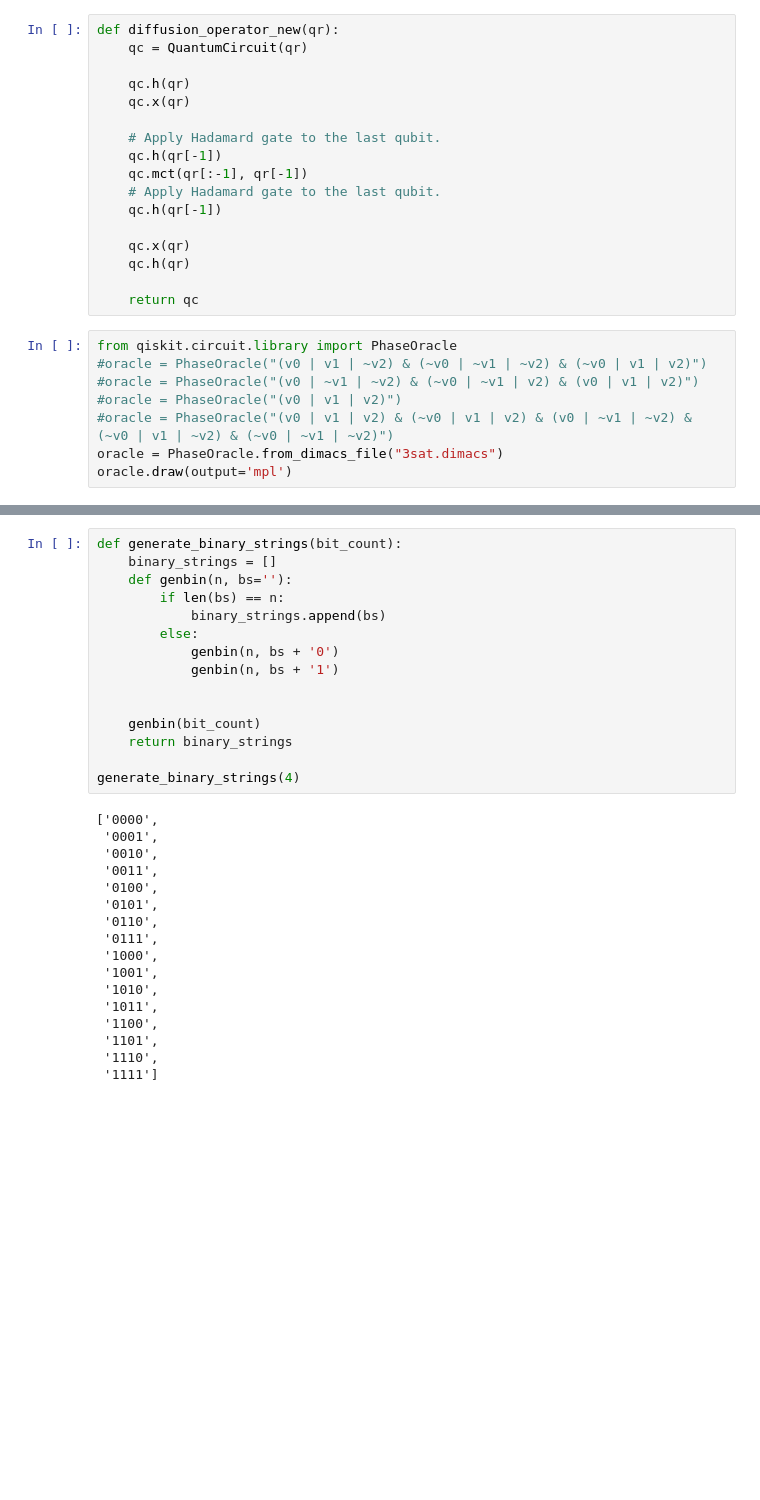
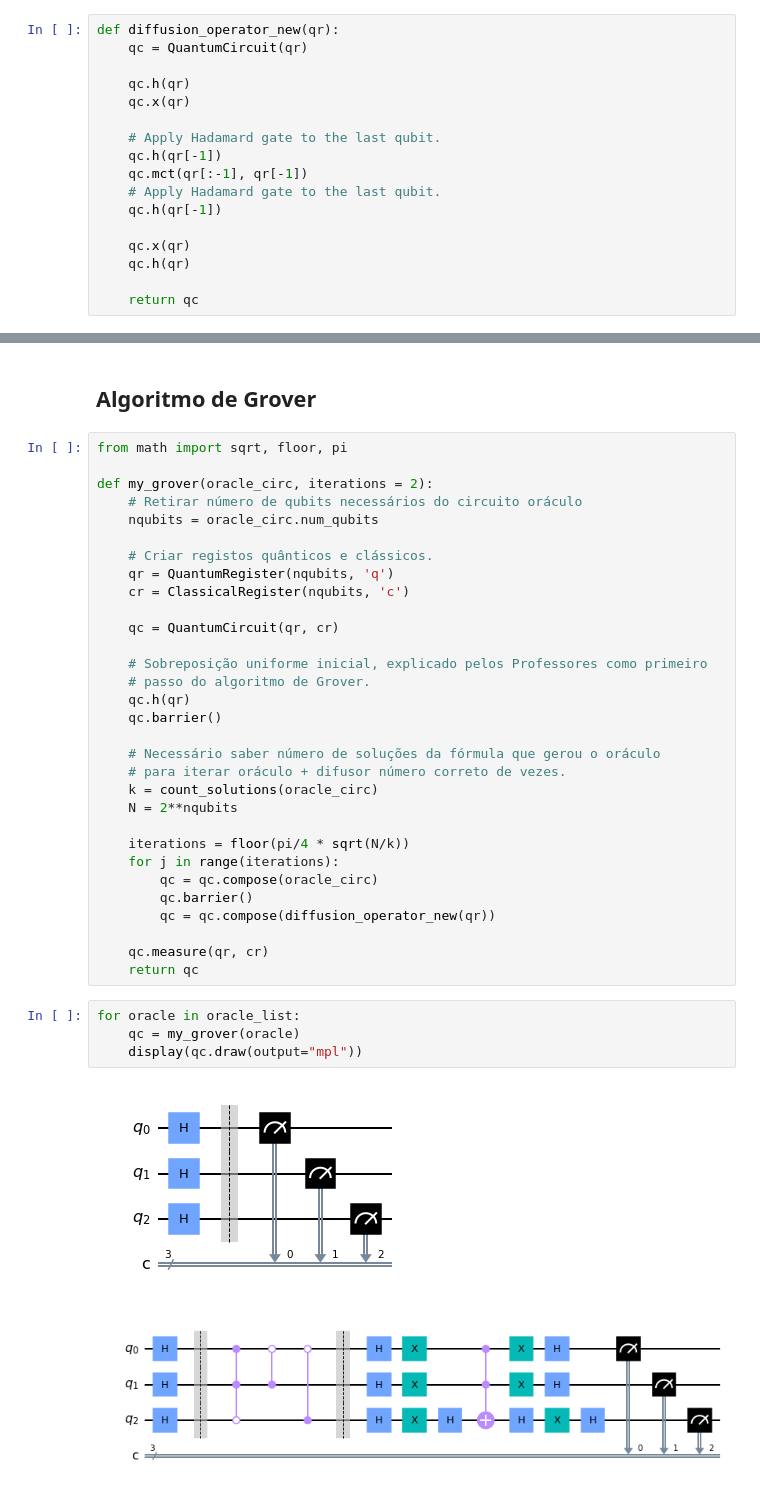
Before and after one commit to rockbmb/ic2021_2022, a Jupyter notebook: Projeto/grupo_1.ipynb, the cells around one changed output, grey strips where cells are left out. Cells and saved outputs as stored; diff of their text form; blank space fills up the shorter version.

```diff
--- a/Projeto/grupo_1.ipynb
+++ b/Projeto/grupo_1.ipynb
@@ -41,11 +192,3 @@ def diffusion_operator_new(qr):
     qc.h(qr)
 
     return qc
-# %%
-from qiskit.circuit.library import PhaseOracle
-#oracle = PhaseOracle("(v0 | v1 | ~v2) & (~v0 | ~v1 | ~v2) & (~v0 | v1 | v2)")
-#oracle = PhaseOracle("(v0 | ~v1 | ~v2) & (~v0 | ~v1 | v2) & (v0 | v1 | v2)")
-#oracle = PhaseOracle("(v0 | v1 | v2)")
-#oracle = PhaseOracle("(v0 | v1 | v2) & (~v0 | v1 | v2) & (v0 | ~v1 | ~v2) & (~v0 | v1 | ~v2) & (~v0 | ~v1 | ~v2)")
-oracle = PhaseOracle.from_dimacs_file("3sat.dimacs")
-oracle.draw(output='mpl')
@@ -54,32 +195,40 @@ oracle.draw(output='mpl')
-# %%
-def generate_binary_strings(bit_count):
-    binary_strings = []
-    def genbin(n, bs=''):
-        if len(bs) == n:
-            binary_strings.append(bs)
-        else:
-            genbin(n, bs + '0')
-            genbin(n, bs + '1')
-
-
-    genbin(bit_count)
-    return binary_strings
-
-generate_binary_strings(4)
-# %% [output]
-['0000',
- '0001',
- '0010',
- '0011',
- '0100',
- '0101',
- '0110',
- '0111',
- '1000',
- '1001',
- '1010',
- '1011',
- '1100',
- '1101',
- '1110',
- '1111']
+# %% [markdown]
+## Algoritmo de Grover
+# %%
+from math import sqrt, floor, pi
+
+def my_grover(oracle_circ, iterations = 2):
+    # Retirar número de qubits necessários do circuito oráculo
+    nqubits = oracle_circ.num_qubits
+
+    # Criar registos quânticos e clássicos.
+    qr = QuantumRegister(nqubits, 'q')
+    cr = ClassicalRegister(nqubits, 'c')
+
+    qc = QuantumCircuit(qr, cr)
+
+    # Sobreposição uniforme inicial, explicado pelos Professores como primeiro
+    # passo do algoritmo de Grover.
+    qc.h(qr)
+    qc.barrier()
+
+    # Necessário saber número de soluções da fórmula que gerou o oráculo
+    # para iterar oráculo + difusor número correto de vezes.
+    k = count_solutions(oracle_circ)
+    N = 2**nqubits
+
+    iterations = floor(pi/4 * sqrt(N/k))
+    for j in range(iterations):
+        qc = qc.compose(oracle_circ)
+        qc.barrier()
+        qc = qc.compose(diffusion_operator_new(qr))
+
+    qc.measure(qr, cr)
+    return qc
+# %%
+for oracle in oracle_list:
+    qc = my_grover(oracle)
+    display(qc.draw(output="mpl"))
+# %% [output]
+[figure, added]
+[figure, added]
```
Also changed, not shown: parts of 65 cells of this notebook, 2 other files.
